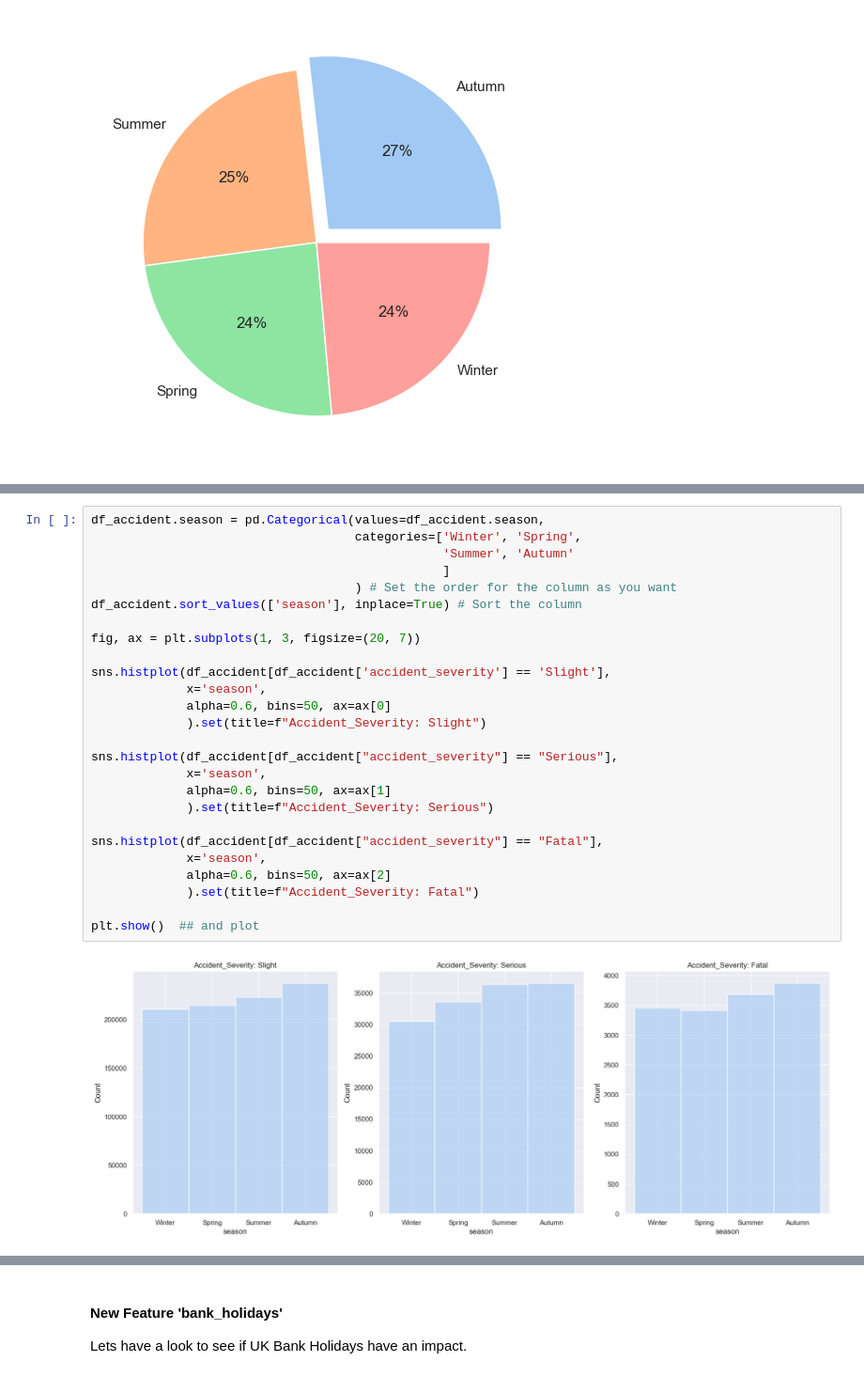
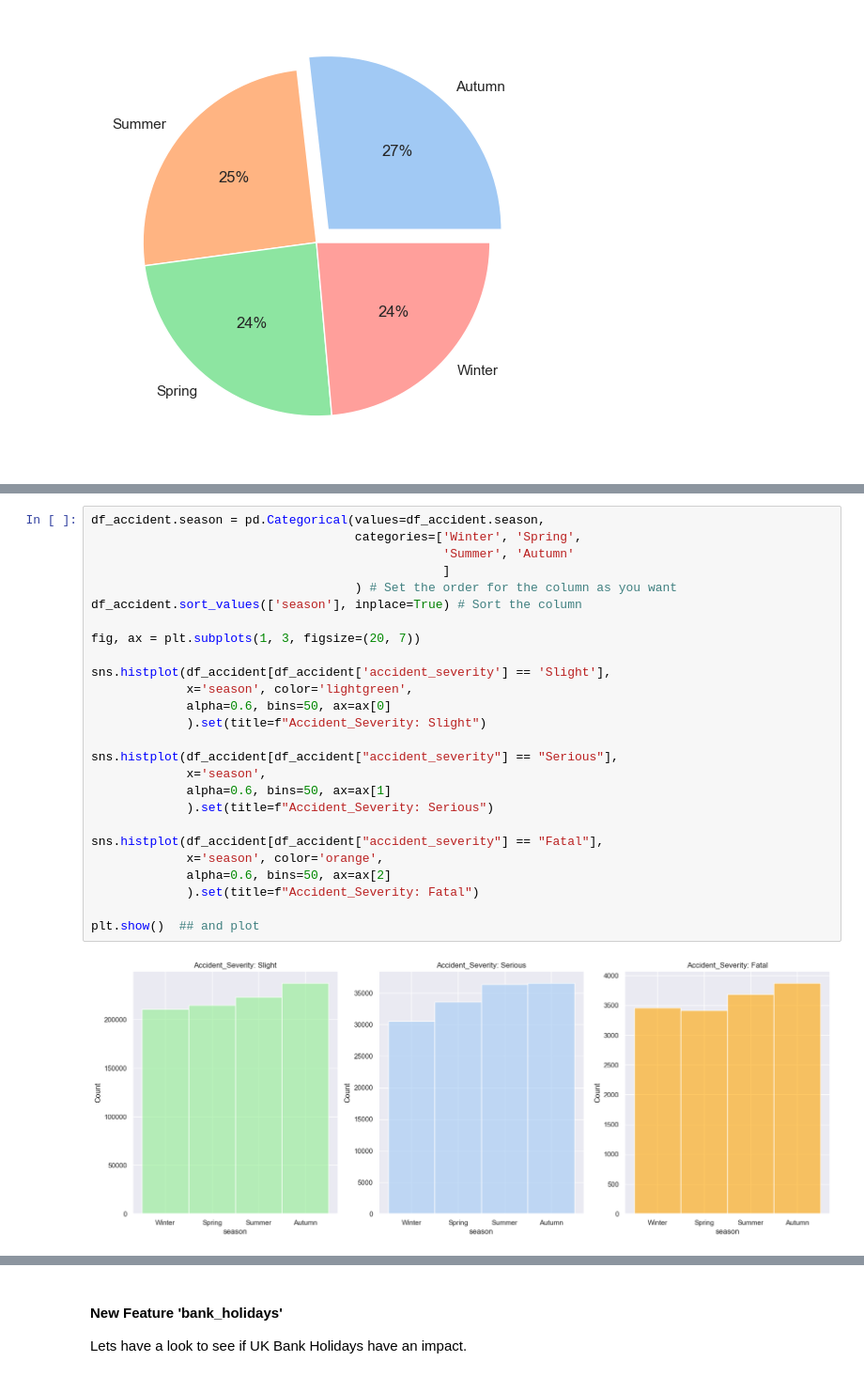
Before and after one commit to kmedri/-Omdena_Predicting_RTC_Severity_main, a Jupyter notebook: Group_1_Predicting_RTC_Severity/Predicting_RTC_Severity.ipynb, the cells around one changed output, grey strips where cells are left out. Shown at 94% size. Cells and saved outputs as stored; diff of their text form.

```diff
--- a/Group_1_Predicting_RTC_Severity/Predicting_RTC_Severity.ipynb
+++ b/Group_1_Predicting_RTC_Severity/Predicting_RTC_Severity.ipynb
@@ -1251,29 +1246,29 @@ plt.show()
 # %%
 df_accident.season = pd.Categorical(values=df_accident.season,
                                     categories=['Winter', 'Spring',
                                                 'Summer', 'Autumn'
                                                 ]
                                     ) # Set the order for the column as you want
 df_accident.sort_values(['season'], inplace=True) # Sort the column
 
 fig, ax = plt.subplots(1, 3, figsize=(20, 7))
 
 sns.histplot(df_accident[df_accident['accident_severity'] == 'Slight'],
-             x='season',
+             x='season', color='lightgreen',
              alpha=0.6, bins=50, ax=ax[0]
              ).set(title=f"Accident_Severity: Slight")
 
 sns.histplot(df_accident[df_accident["accident_severity"] == "Serious"],
              x='season',
              alpha=0.6, bins=50, ax=ax[1]
              ).set(title=f"Accident_Severity: Serious")
 
 sns.histplot(df_accident[df_accident["accident_severity"] == "Fatal"],
-             x='season',
+             x='season', color='orange',
              alpha=0.6, bins=50, ax=ax[2]
              ).set(title=f"Accident_Severity: Fatal")
 
 plt.show()  ## and plot
 # %% [output]
-[figure, old version]
+[figure, new version]
 # %% [markdown]
```
Also changed, not shown: parts of 93 cells of this notebook.
